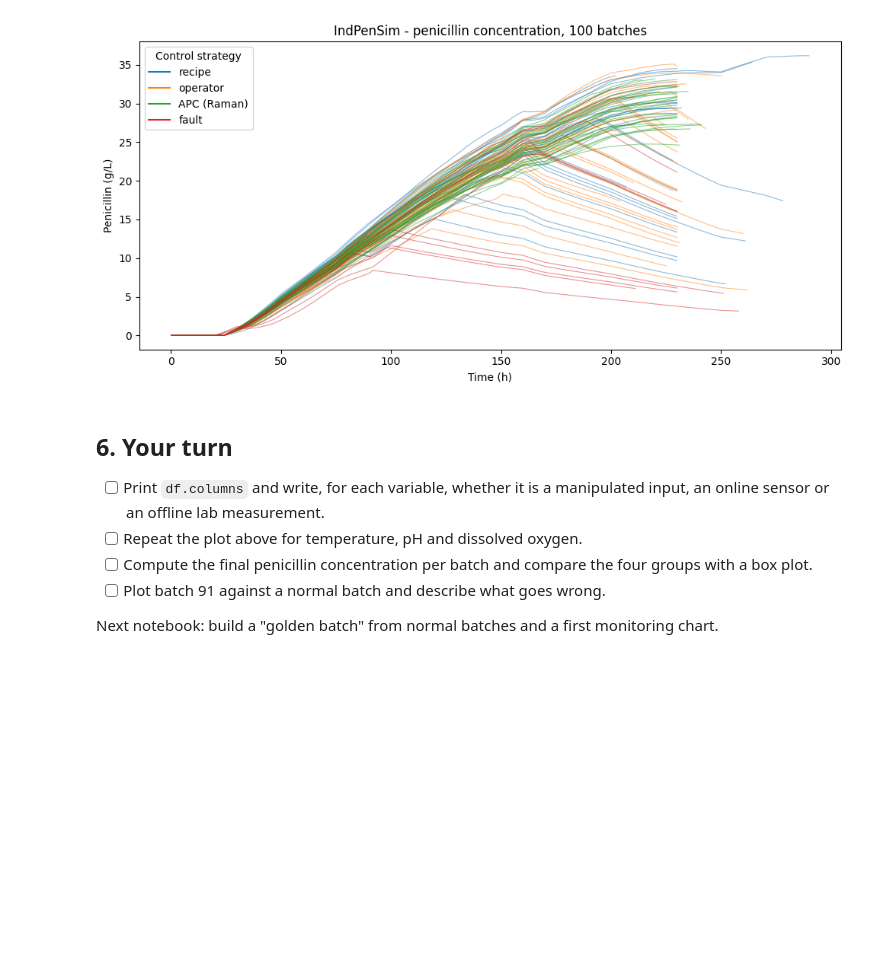
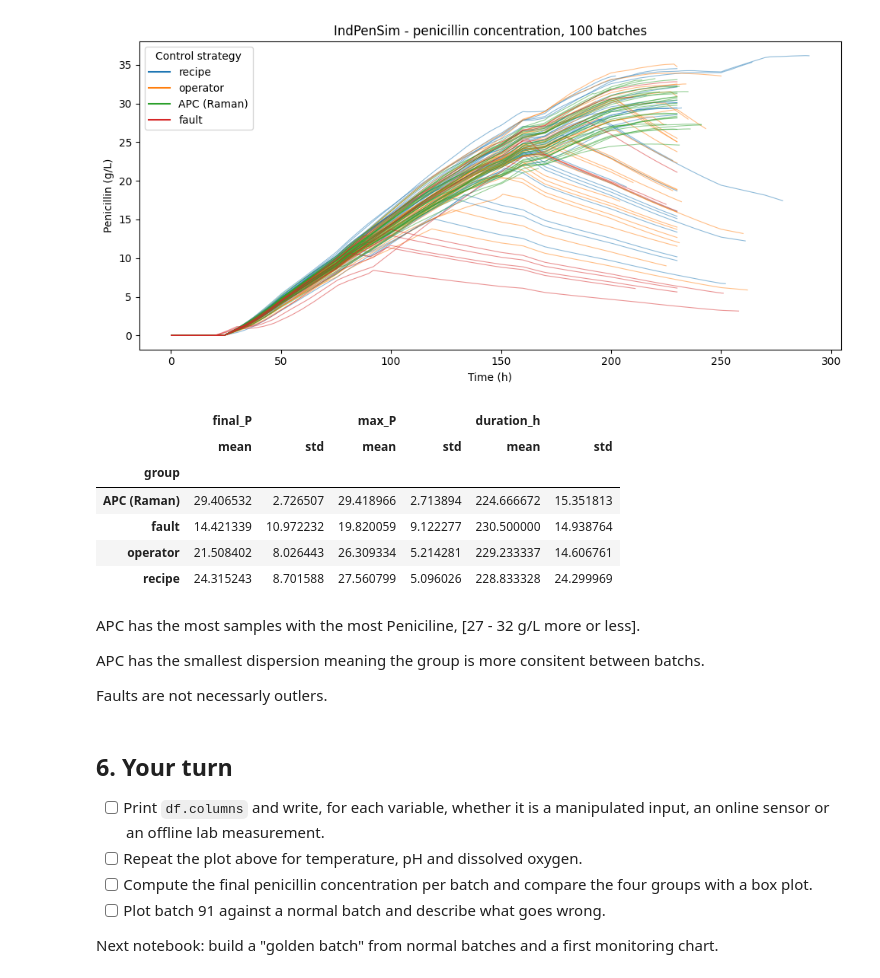
Before and after one commit to AHichem/resilient-process-monitoring, a Jupyter notebook: notebooks/01_load_and_explore.ipynb, the cells around one changed output. Saved outputs shown, nothing was run; the diff lists cells and outputs as text; code cells hidden in the pictures; blank space fills up the shorter version.

```diff
--- a/notebooks/01_load_and_explore.ipynb
+++ b/notebooks/01_load_and_explore.ipynb
@@ -422,6 +422,32 @@ plt.tight_layout()
 plt.show()
 # %% [output]
 [figure]
+# %%
+y_col = 'Penicillin concentration(P:g/L)'
+
+batch_summary = df.groupby('batch_id').agg(
+    group=('group', 'first'),
+    final_P=(y_col, 'last'),       # penicillin at the end of the batch
+    max_P=(y_col, 'max'),          # highest penicillin reached
+    duration_h=('Time (h)', 'max'),
+)
+
+comparison = batch_summary.groupby('group')[['final_P', 'max_P', 'duration_h']].agg(['mean', 'std'])
+comparison
+# %% [output]
+|  | final_P |  | max_P |  | duration_h |  |
+|  | mean | std | mean | std | mean | std |
+| group |  |  |  |  |  |  |
+| APC (Raman) | 29.406532 | 2.726507 | 29.418966 | 2.713894 | 224.666672 | 15.351813 |
+| fault | 14.421339 | 10.972232 | 19.820059 | 9.122277 | 230.500000 | 14.938764 |
+| operator | 21.508402 | 8.026443 | 26.309334 | 5.214281 | 229.233337 | 14.606761 |
+| recipe | 24.315243 | 8.701588 | 27.560799 | 5.096026 | 228.833328 | 24.299969 |
+# %% [markdown]
+APC has the most samples with the most Peniciline, [27 - 32 g/L more or less].
+
+APC has the smallest dispersion meaning the group is more consitent between batchs.
+
+Faults are not necessarly outlers.
 # %% [markdown]
 ## 6. Your turn
 
```
